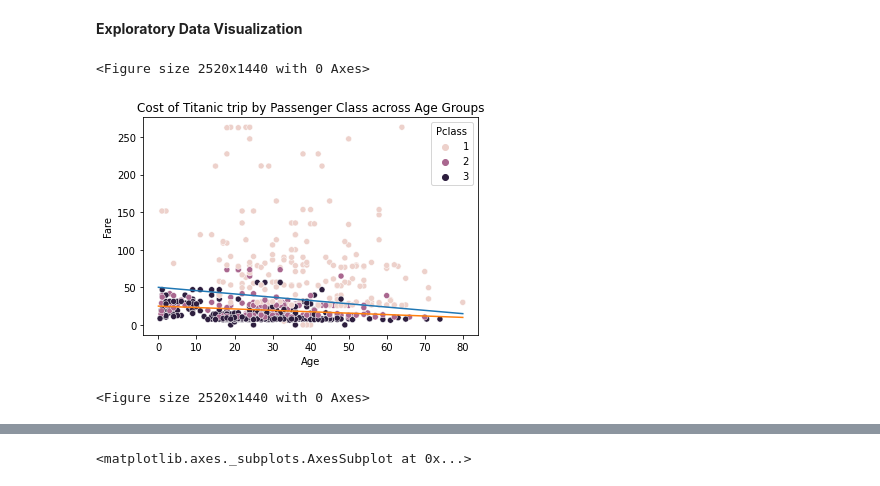
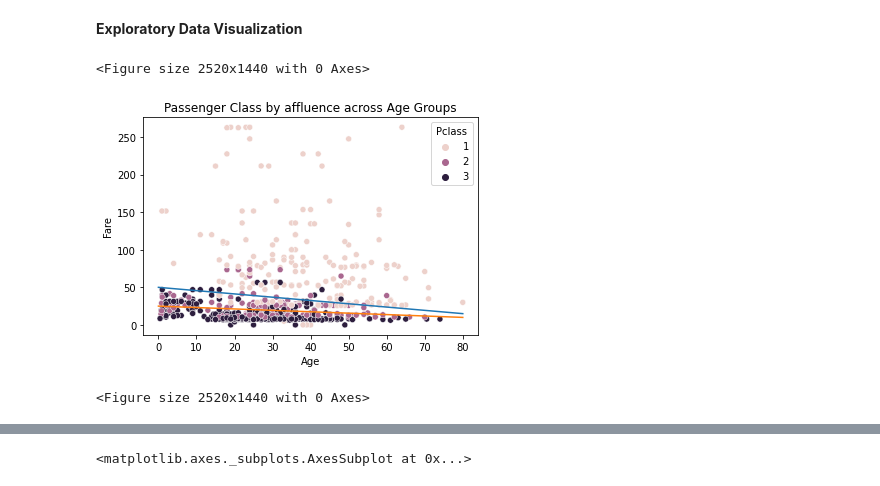
Before and after one commit to invest41/Surviving-the-Titanic, a Jupyter notebook: Titanic_Survival.ipynb, the cells around one changed output, grey strips where cells are left out. Saved outputs shown, nothing was run; the diff lists cells and outputs as text; code cells hidden in the pictures.

```diff
--- a/Titanic_Survival.ipynb
+++ b/Titanic_Survival.ipynb
@@ -237,14 +237,14 @@ You would've survived...
 # %%
 fares = df['Fare']
 age = df['Age']
 pclass = df['Pclass']
 
 sns.scatterplot(age,fares,hue=pclass)
-plt.title('Cost of Titanic trip by Passenger Class across Age Groups')
+plt.title('Passenger Class by affluence across Age Groups')
 plt.plot([0,80],[50,15]) #Gaussian NB
 plt.plot([0,80],[25,10])
 plt.figure(figsize=(35,20))
 # %% [output]
 <Figure size 2520x1440 with 0 Axes>
-[figure, old version]
+[figure, new version]
 <Figure size 2520x1440 with 0 Axes>
```
Also changed, not shown: parts of 3 cells of this notebook.
